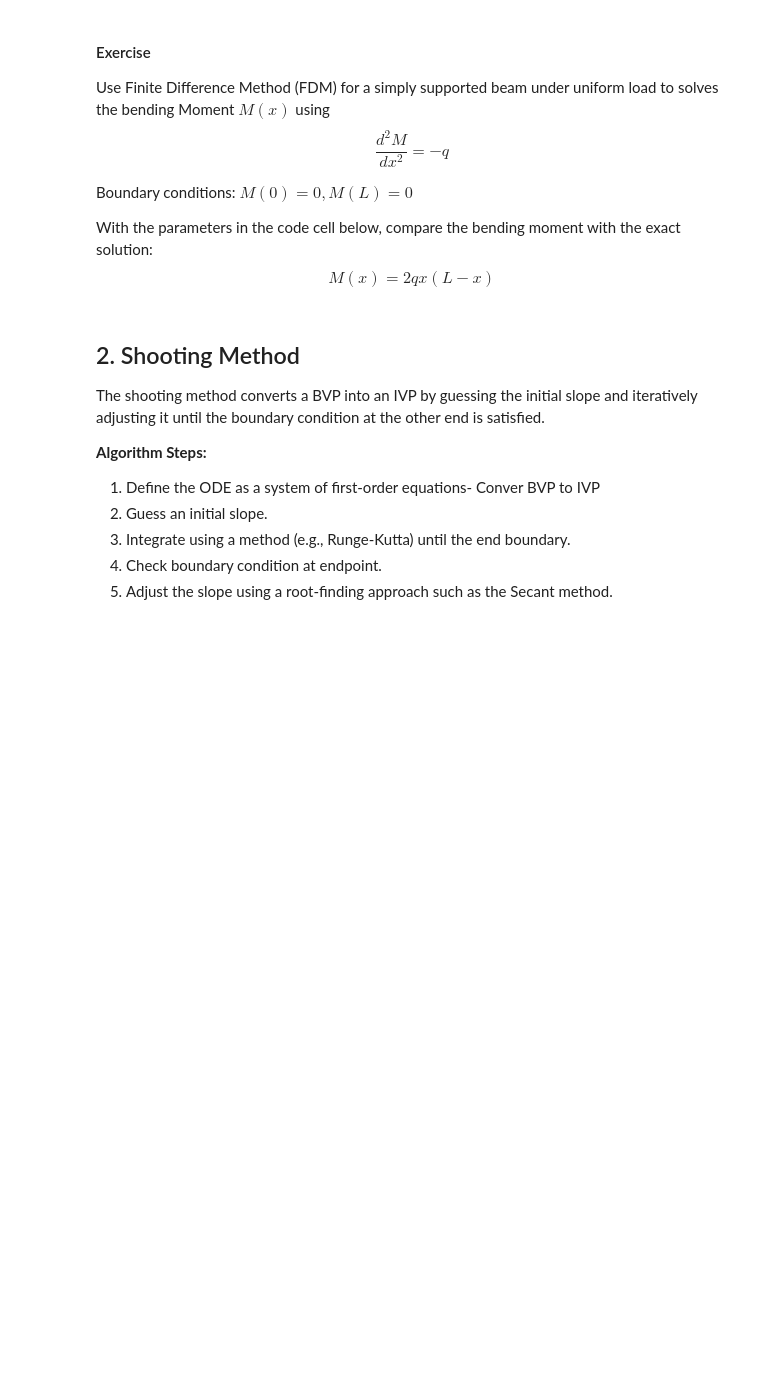
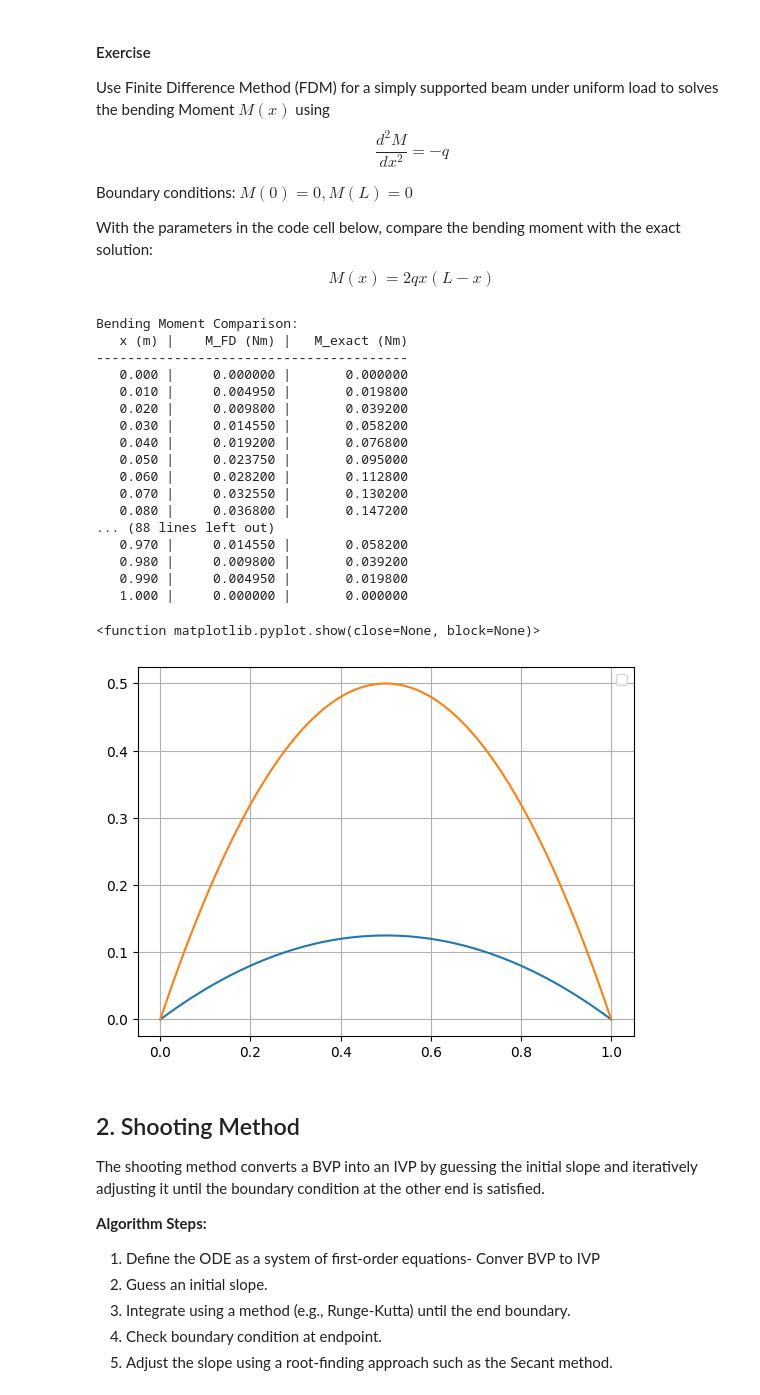
Before and after one commit to sshashkina/Engineering-Methods, a Jupyter notebook: Lecture 12_ODE_Boundary_Value_Problems.ipynb, the cells around one changed output. Cells and saved outputs as stored; diff of their text form; code cells hidden in the pictures; blank space fills up the shorter version.

```diff
--- a/Lecture 12_ODE_Boundary_Value_Problems.ipynb
+++ b/Lecture 12_ODE_Boundary_Value_Problems.ipynb
@@ -126,17 +178,67 @@
 # %%
 import numpy as np
 import matplotlib.pyplot as plt
 
 # Parameters
 L = 1.0       # Length of beam (m)
 E = 200e9     # Young's modulus in Pascals
 I = 1e-6      # Moment of inertia in m^4
 q = 1         # Uniform load (N/m)
 n = 101       # Number of grid points- Note the difference from the example above!!
 dx = L / (n - 1)
 x = np.linspace(0, L, n)
 
 # Your code here
+A=np.zeros((n-2,n-2))
+b=np.full(n-2,-q)
+
+for i in range (n-2):
+    A[i,i] =-2
+    if i>0:
+        A[i,i-1]=1
+    if i<n-3:
+        A[i,i+1]=1
+M_inner = np.linalg.solve(A,b*dx**2)
+M=np.zeros(n)
+M[1:-1]=M_inner
+
+M_exact = 2*q*x*(L-x)
+
+#used ai to format the answer and printing
+print("\nBending Moment Comparison:")
+print(f"{'x (m)':>8} | {'M_FD (Nm)':>12} | {'M_exact (Nm)':>14}")
+print("-" * 40)
+
+for xi, Mi, Me in zip(x, M, M_exact):
+    print(f"{xi:8.3f} | {Mi:12.6f} | {Me:14.6f}")
+
+#plotting
+plt.figure()
+plt.plot(x,M,)
+plt.plot(x,M_exact)
+plt.legend()
+plt.grid(True)
+plt.show
+# %% [output]
+Bending Moment Comparison:
+   x (m) |    M_FD (Nm) |   M_exact (Nm)
+----------------------------------------
+   0.000 |     0.000000 |       0.000000
+   0.010 |     0.004950 |       0.019800
+   0.020 |     0.009800 |       0.039200
+   0.030 |     0.014550 |       0.058200
+   0.040 |     0.019200 |       0.076800
+   0.050 |     0.023750 |       0.095000
+   0.060 |     0.028200 |       0.112800
+   0.070 |     0.032550 |       0.130200
+   0.080 |     0.036800 |       0.147200
+... (88 lines left out)
+   0.970 |     0.014550 |       0.058200
+   0.980 |     0.009800 |       0.039200
+   0.990 |     0.004950 |       0.019800
+   1.000 |     0.000000 |       0.000000
+<function matplotlib.pyplot.show(close=None, block=None)>
+[figure, added]
 # %% [markdown]
 ## 2. Shooting Method
 The shooting method converts a BVP into an IVP by guessing the initial slope and iteratively adjusting it until the boundary condition at the other end is satisfied.
```
Also changed, not shown: parts of 3 cells of this notebook, 2 other files.
